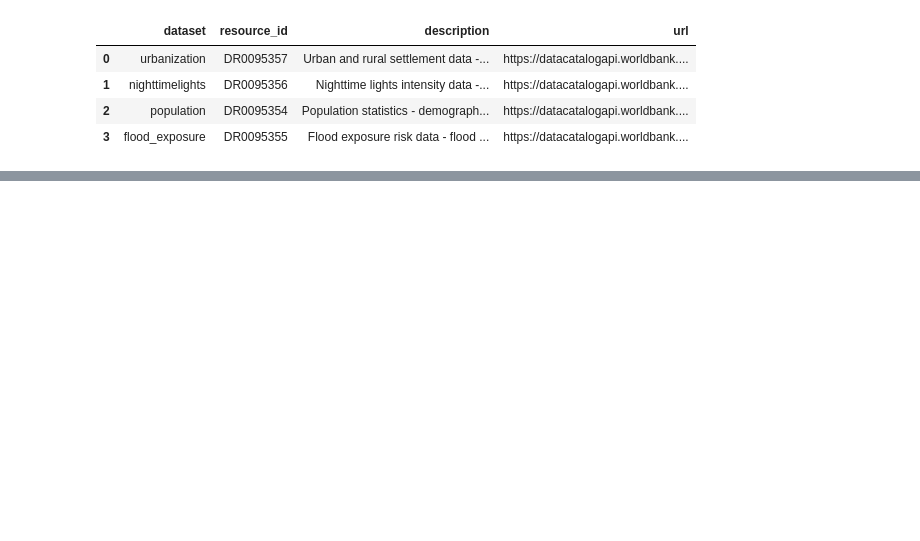
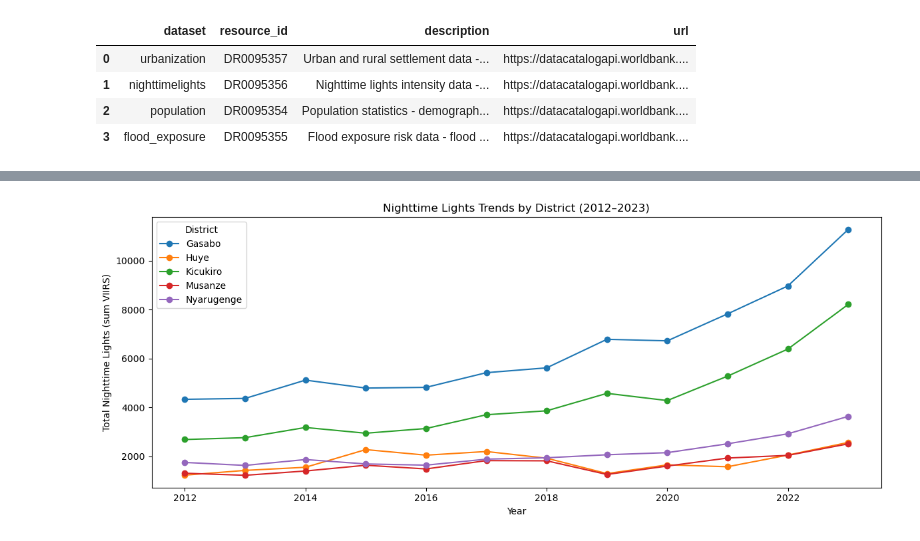
Before and after one commit to worldbank/DECAT_Space2Stats, a Jupyter notebook: workshops/01_accessing_subnational_data.ipynb, the cells around one changed output, grey strips where cells are left out. Saved outputs shown, nothing was run; the diff lists cells and outputs as text; code cells hidden in the pictures; blank space fills up the shorter version.

```diff
--- a/workshops/01_accessing_subnational_data.ipynb
+++ b/workshops/01_accessing_subnational_data.ipynb
@@ -316,0 +182,8 @@ Retrieved 30 records (total available: 30)
+# %%
+ntl = client.get_adm2_summaries("nighttimelights", iso3_filter="RWA")
+
+# DDH API returns strings — convert numeric columns
+num_cols = [c for c in ntl.columns if c != "ADM2CD_c" and c != "ISO3"]
+ntl[num_cols] = ntl[num_cols].apply(pd.to_numeric)
+
+ntl.head(3)
@@ -316,0 +198,30 @@ Retrieved 30 records (total available: 30)
+# %%
+# Join with boundaries for district names
+ntl_geo = boundaries[["ADM2CD_c", "NAM_2"]].merge(ntl, on="ADM2CD_c")
+
+# Reshape wide-to-long for plotting (up to 2023)
+ntl_cols = [c for c in ntl.columns if c.startswith("sum_viirs_ntl_") and int(c[-4:]) <= 2023]
+ntl_long = ntl_geo.melt(
+    id_vars=["ADM2CD_c", "NAM_2"],
+    value_vars=ntl_cols,
+    var_name="year_col",
+    value_name="ntl"
+)
+ntl_long["year"] = ntl_long["year_col"].str.extract(r"(\d{4})").astype(int)
+
+# Pick a few districts to compare
+highlight = ["Kicukiro", "Gasabo", "Nyarugenge", "Musanze", "Huye"]
+ntl_subset = ntl_long[ntl_long["NAM_2"].isin(highlight)]
+
+fig, ax = plt.subplots(figsize=(12, 5))
+for name, group in ntl_subset.groupby("NAM_2"):
+    ax.plot(group["year"], group["ntl"], marker="o", label=name)
+
+ax.set_xlabel("Year")
+ax.set_ylabel("Total Nighttime Lights (sum VIIRS)")
+ax.set_title("Nighttime Lights Trends by District (2012–2023)")
+ax.legend(title="District")
+plt.tight_layout()
+plt.show()
+# %% [output]
+[figure, added]
```
Also changed, not shown: parts of 36 cells of this notebook.
